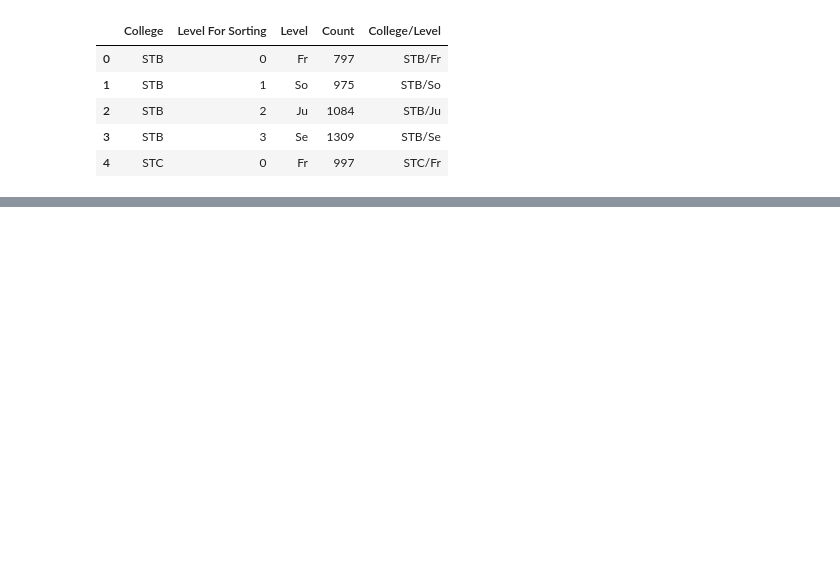
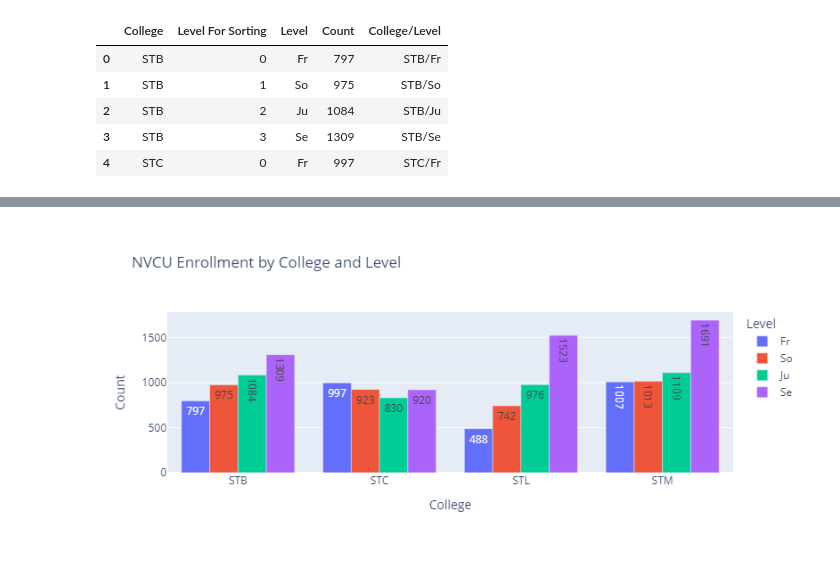
Before and after one commit to kburchfiel/pfn, a Jupyter notebook: Online_Visualizations/PFN_Dash_App_Demo/notebook_for_testing.ipynb, the cells around one changed output, grey strips where cells are left out. Cells and saved outputs as stored; diff of their text form; code cells hidden in the pictures; blank space fills up the shorter version.

```diff
--- a/Online_Visualizations/PFN_Dash_App_Demo/notebook_for_testing.ipynb
+++ b/Online_Visualizations/PFN_Dash_App_Demo/notebook_for_testing.ipynb
@@ -172,0 +198,5 @@ fig_simple_enrollment
+# %%
+df_enrollment_by_college_and_level = df_curr_enrollment.pivot_table(
+    index = ['College', 'Level For Sorting', 'Level'],
+    values = 'Count', aggfunc = 'sum').reset_index()
+df_enrollment_by_college_and_level.head()
@@ -172,0 +210,9 @@ fig_simple_enrollment
+# %%
+fig_enrollment_by_college_and_level = px.bar(df_enrollment_by_college_and_level,
+       x = 'College', y = 'Count', color = 'Level',
+      barmode = 'group',
+      text_auto = '.0f',
+      title = 'NVCU Enrollment by College and Level')
+fig_enrollment_by_college_and_level
+# %% [output]
+[figure, added]
```
Also changed, not shown: parts of 8 cells of this notebook, 8 other files.
